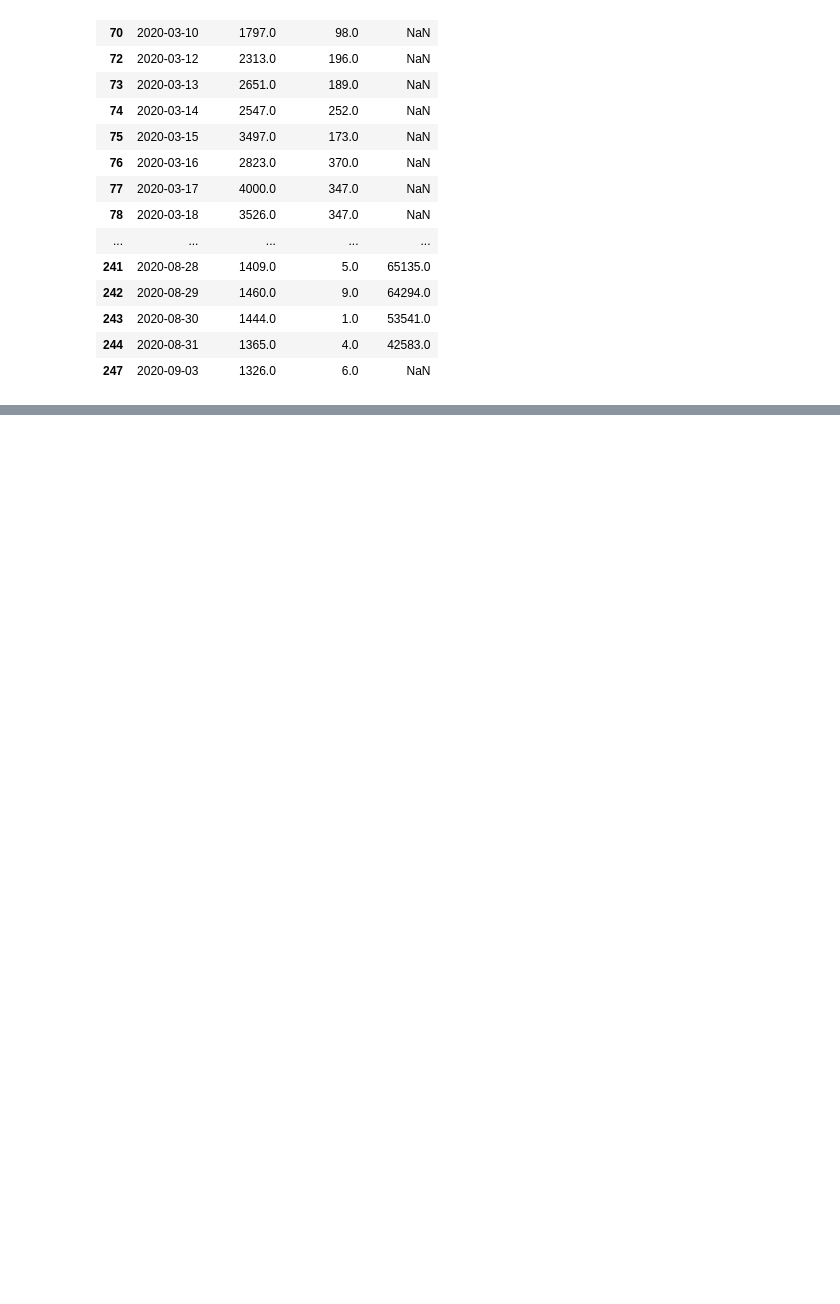
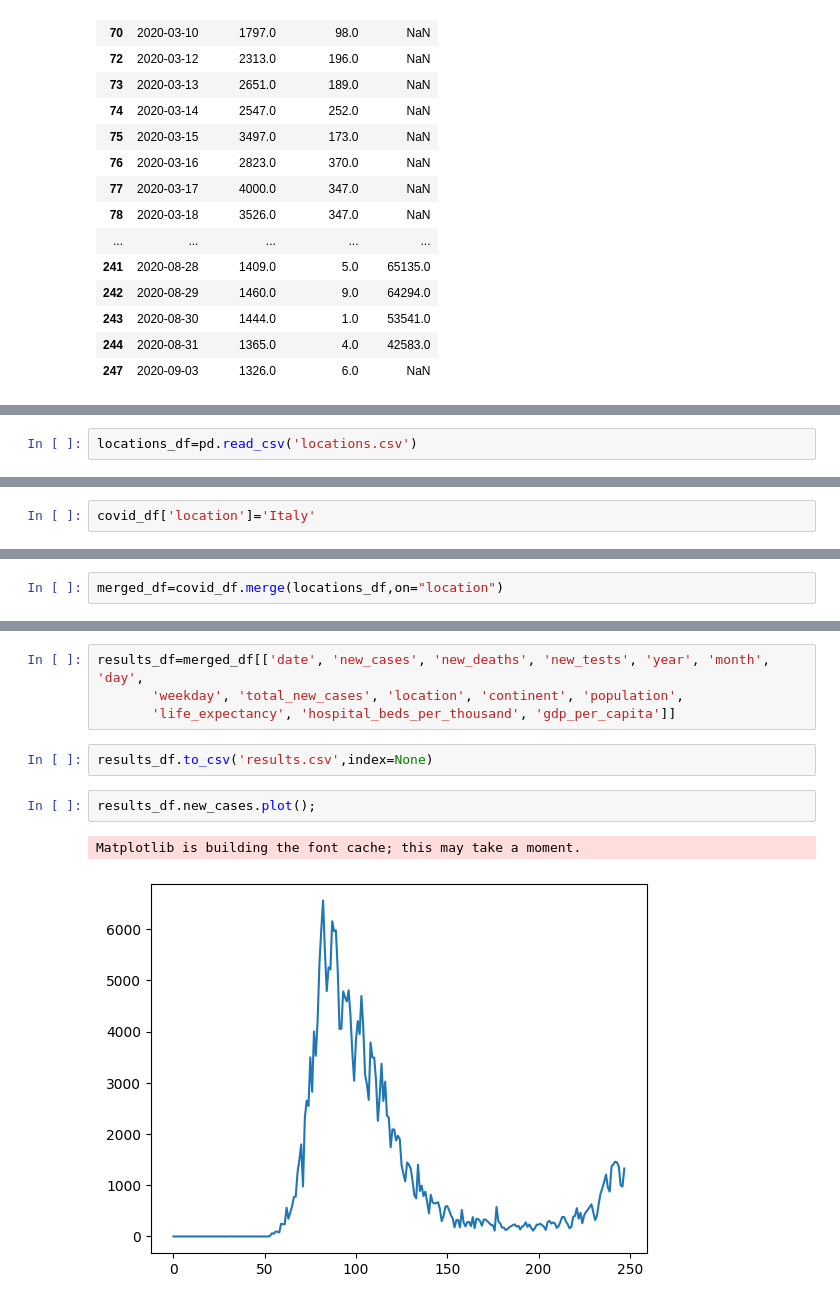
Before and after one commit to ruchirrmittal/pandas_prac, a Jupyter notebook: Untitled.ipynb, the cells around one changed output, grey strips where cells are left out. Drawn from its saved outputs; the diff is of its cells as text; blank space fills up the shorter version.

```diff
--- a/Untitled.ipynb
+++ b/Untitled.ipynb
@@ -250,0 +550,2 @@ with pd.option_context('display.max_rows', 100):
+# %%
+locations_df=pd.read_csv('locations.csv')
@@ -250,0 +573,2 @@ with pd.option_context('display.max_rows', 100):
+# %%
+covid_df['location']='Italy'
@@ -250,0 +591,2 @@ with pd.option_context('display.max_rows', 100):
+# %%
+merged_df=covid_df.merge(locations_df,on="location")
@@ -250,0 +616,11 @@ with pd.option_context('display.max_rows', 100):
+# %%
+results_df=merged_df[['date', 'new_cases', 'new_deaths', 'new_tests', 'year', 'month', 'day',
+       'weekday', 'total_new_cases', 'location', 'continent', 'population',
+       'life_expectancy', 'hospital_beds_per_thousand', 'gdp_per_capita']]
+# %%
+results_df.to_csv('results.csv',index=None)
+# %%
+results_df.new_cases.plot();
+# %% [output]
+Matplotlib is building the font cache; this may take a moment.
+[figure, added]
```
Also changed, not shown: parts of 46 cells of this notebook, 2 other files.
